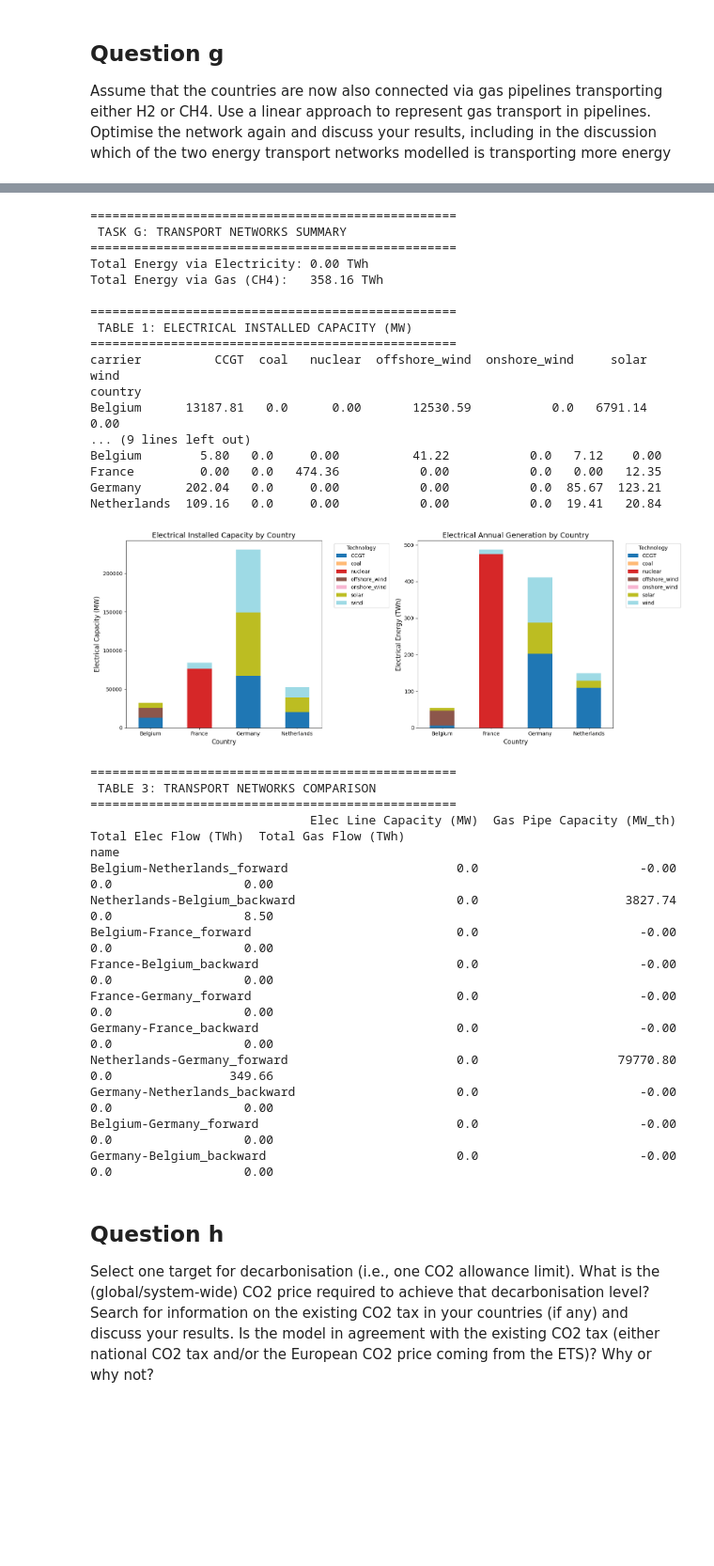
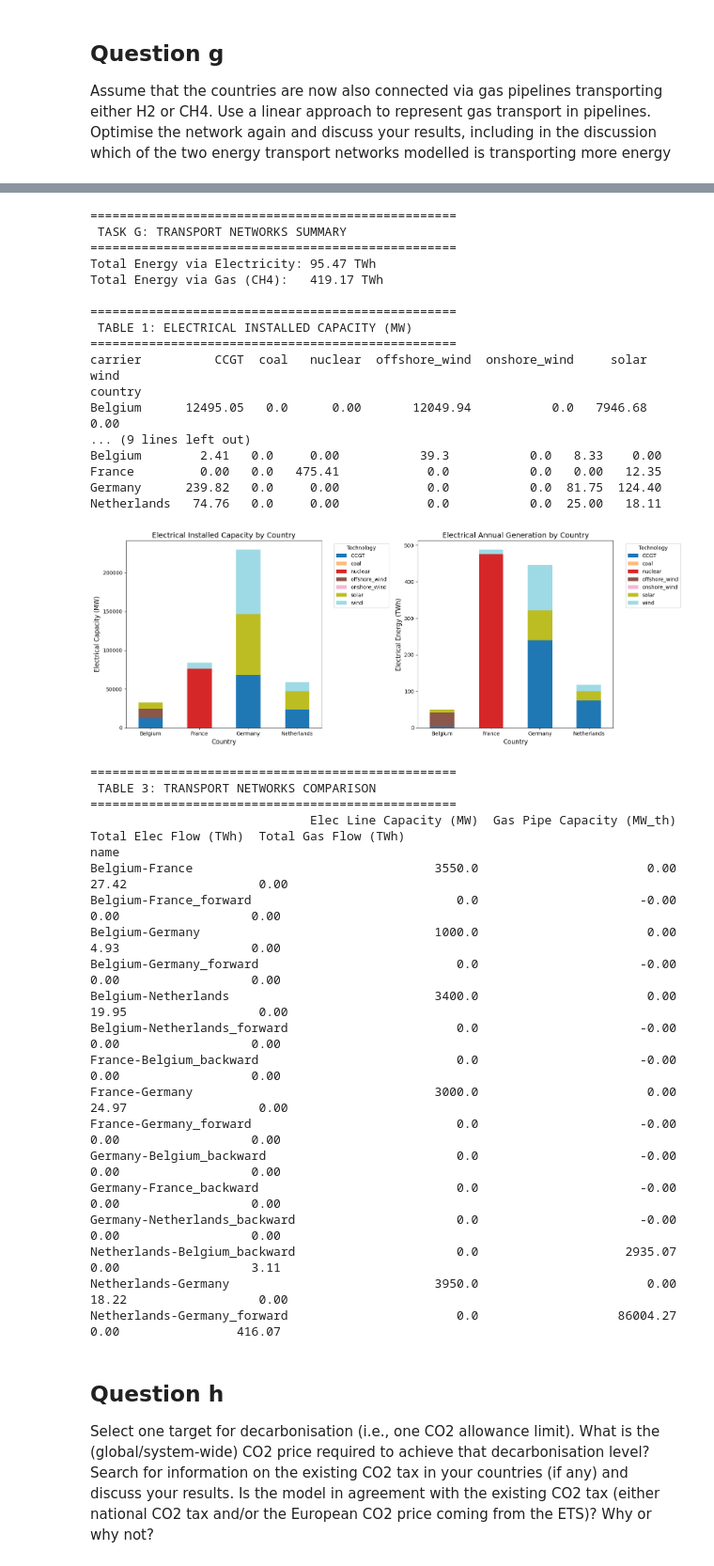
Before and after one commit to lc253264/Integrated-Energy-Grids-Group-29, a Jupyter notebook: interconnected_model_task_deghij.ipynb, the cells around one changed output, grey strips where cells are left out. Shown at 94% size. Saved outputs shown, nothing was run; the diff lists cells and outputs as text; code cells hidden in the pictures; blank space fills up the shorter version.

```diff
--- a/interconnected_model_task_deghij.ipynb
+++ b/interconnected_model_task_deghij.ipynb
@@ -534,14 +479,14 @@ import matplotlib.pyplot as plt
 print("\n" + "="*50)
 print(" TASK G: TRANSPORT NETWORKS SUMMARY")
 print("="*50)
-energy_elec = network.lines_t.p0.abs().sum().sum() / 1e6
-energy_gas = network.links_t.p0[[l for l in network.links.index if "pipeline" in l]].abs().sum().sum() / 1e6
+energy_elec = network_g.lines_t.p0.abs().sum().sum() / 1e6
+energy_gas = network_g.links_t.p0[[l for l in network_g.links.index if "pipeline" in l]].abs().sum().sum() / 1e6
 
 print(f"Total Energy via Electricity: {energy_elec:.2f} TWh")
 print(f"Total Energy via Gas (CH4):   {energy_gas:.2f} TWh")
 
 # --- DATA EXTRACTION (FILTERED FOR ELECTRICITY GRAPHS) ---
-gens = network.generators[['bus', 'p_nom_opt']].copy()
+gens = network_g.generators[['bus', 'p_nom_opt']].copy()
 
 # FILTER: Remove raw gas sources so they don't distort the electricity mix graphs
 gens = gens[~gens['bus'].astype(str).str.endswith('_gas')]
@@ -558,16 +503,16 @@ def extract_carrier(name):
 gens['carrier'] = gens.index.to_series().apply(extract_carrier)
 
 # Add Generation (converted to TWh)
-gen_p = network.generators_t.p.sum()
+gen_p = network_g.generators_t.p.sum()
 # Only take the generation values for the filtered generators
 gens['generation_twh'] = gen_p[gens.index].values / 1e6
 
 # Safely extract CCGT links
-link_idx_str = network.links.index.astype(str)
+link_idx_str = network_g.links.index.astype(str)
 ccgt_mask = link_idx_str.str.contains('CCGT')
-ccgt_names = network.links.index[ccgt_mask]
+ccgt_names = network_g.links.index[ccgt_mask]
 
-ccgt_links = network.links.loc[ccgt_names, ['bus1', 'p_nom_opt']].copy()
+ccgt_links = network_g.links.loc[ccgt_names, ['bus1', 'p_nom_opt']].copy()
 ccgt_links = ccgt_links.rename(columns={'bus1': 'country'})
 ccgt_links['country'] = ccgt_links['country'].astype(str)
 ccgt_links['carrier'] = 'CCGT'
@@ -576,7 +521,7 @@ ccgt_links['carrier'] = 'CCGT'
 ccgt_links['p_nom_opt'] = ccgt_links['p_nom_opt'] * 0.57
 
 # CCGT Generation: Absolute flow * efficiency (0.57) converted to TWh
-ccgt_gen = network.links_t.p0[ccgt_names].abs().sum() * 0.57 / 1e6
+ccgt_gen = network_g.links_t.p0[ccgt_names].abs().sum() * 0.57 / 1e6
 ccgt_links['generation_twh'] = ccgt_gen.values
 
 # Combine all data
@@ -624,60 +569,65 @@ ax2.legend(title='Technology', bbox_to_anchor=(1.05, 1), loc='upper left')
 plt.tight_layout()
 plt.show()
 
 # --- 3. TRANSPORT COMPARISON TABLE ---
-elec_caps = network.lines[['s_nom']].rename(columns={'s_nom': 'Elec Capacity (MW)'})
-gas_caps = network.links[link_idx_str.str.contains('pipeline')][['p_nom_opt']].rename(columns={'p_nom_opt': 'Gas Capacity (MW_th)'})
+elec_caps = network_g.lines[['s_nom']].rename(columns={'s_nom': 'Elec Capacity (MW)'})
+gas_caps = network_g.links[link_idx_str.str.contains('pipeline')][['p_nom_opt']].rename(columns={'p_nom_opt': 'Gas Capacity (MW_th)'})
 gas_caps.index = gas_caps.index.astype(str).str.replace('_pipeline', '')
 
-elec_flows = network.lines_t.p0.abs().sum() / 1e6
-gas_flows = network.links_t.p0[network.links.index[link_idx_str.str.contains('pipeline')]].abs().sum() / 1e6
+elec_flows = network_g.lines_t.p0.abs().sum() / 1e6
+gas_flows = network_g.links_t.p0[network_g.links.index[link_idx_str.str.contains('pipeline')]].abs().sum() / 1e6
 gas_flows.index = gas_flows.index.astype(str).str.replace('_pipeline', '')
 
 network_comparison = pd.DataFrame({
     'Elec Line Capacity (MW)': elec_caps['Elec Capacity (MW)'],
     'Gas Pipe Capacity (MW_th)': gas_caps['Gas Capacity (MW_th)'],
     'Total Elec Flow (TWh)': elec_flows,
     'Total Gas Flow (TWh)': gas_flows
 }).fillna(0)
 
 print("\n" + "="*50)
 print(" TABLE 3: TRANSPORT NETWORKS COMPARISON")
 print("="*50)
 print(network_comparison.round(2).to_string())
 # %% [output]
 ==================================================
  TASK G: TRANSPORT NETWORKS SUMMARY
 ==================================================
-Total Energy via Electricity: 0.00 TWh
-Total Energy via Gas (CH4):   358.16 TWh
+Total Energy via Electricity: 95.47 TWh
+Total Energy via Gas (CH4):   419.17 TWh
 
 ==================================================
  TABLE 1: ELECTRICAL INSTALLED CAPACITY (MW)
 ==================================================
 carrier          CCGT  coal   nuclear  offshore_wind  onshore_wind     solar      wind
 country
-Belgium      13187.81   0.0      0.00       12530.59           0.0   6791.14      0.00
+Belgium      12495.05   0.0      0.00       12049.94           0.0   7946.68      0.00
 ... (9 lines left out)
-Belgium        5.80   0.0     0.00          41.22           0.0   7.12    0.00
-France         0.00   0.0   474.36           0.00           0.0   0.00   12.35
-Germany      202.04   0.0     0.00           0.00           0.0  85.67  123.21
-Netherlands  109.16   0.0     0.00           0.00           0.0  19.41   20.84
+Belgium        2.41   0.0     0.00           39.3           0.0   8.33    0.00
+France         0.00   0.0   475.41            0.0           0.0   0.00   12.35
+Germany      239.82   0.0     0.00            0.0           0.0  81.75  124.40
+Netherlands   74.76   0.0     0.00            0.0           0.0  25.00   18.11
-[figure, old version]
+[figure, new version]
 ==================================================
  TABLE 3: TRANSPORT NETWORKS COMPARISON
 ==================================================
                               Elec Line Capacity (MW)  Gas Pipe Capacity (MW_th)  Total Elec Flow (TWh)  Total Gas Flow (TWh)
 name
-Belgium-Netherlands_forward                       0.0                      -0.00                    0.0                  0.00
-Netherlands-Belgium_backward                      0.0                    3827.74                    0.0                  8.50
-Belgium-France_forward                            0.0                      -0.00                    0.0                  0.00
-France-Belgium_backward                           0.0                      -0.00                    0.0                  0.00
-France-Germany_forward                            0.0                      -0.00                    0.0                  0.00
-Germany-France_backward                           0.0                      -0.00                    0.0                  0.00
-Netherlands-Germany_forward                       0.0                   79770.80                    0.0                349.66
-Germany-Netherlands_backward                      0.0                      -0.00                    0.0                  0.00
-Belgium-Germany_forward                           0.0                      -0.00                    0.0                  0.00
-Germany-Belgium_backward                          0.0                      -0.00                    0.0                  0.00
+Belgium-France                                 3550.0                       0.00                  27.42                  0.00
+Belgium-France_forward                            0.0                      -0.00                   0.00                  0.00
+Belgium-Germany                                1000.0                       0.00                   4.93                  0.00
+Belgium-Germany_forward                           0.0                      -0.00                   0.00                  0.00
+Belgium-Netherlands                            3400.0                       0.00                  19.95                  0.00
+Belgium-Netherlands_forward                       0.0                      -0.00                   0.00                  0.00
+France-Belgium_backward                           0.0                      -0.00                   0.00                  0.00
+France-Germany                                 3000.0                       0.00                  24.97                  0.00
+France-Germany_forward                            0.0                      -0.00                   0.00                  0.00
+Germany-Belgium_backward                          0.0                      -0.00                   0.00                  0.00
+Germany-France_backward                           0.0                      -0.00                   0.00                  0.00
+Germany-Netherlands_backward                      0.0                      -0.00                   0.00                  0.00
+Netherlands-Belgium_backward                      0.0                    2935.07                   0.00                  3.11
+Netherlands-Germany                            3950.0                       0.00                  18.22                  0.00
+Netherlands-Germany_forward                       0.0                   86004.27                   0.00                416.07
 # %% [markdown]
 ## Question h
 Select one target for decarbonisation (i.e., one CO2 allowance limit). What is the (global/system-wide)
```
Also changed, not shown: parts of 4 cells of this notebook, 2 other files.
